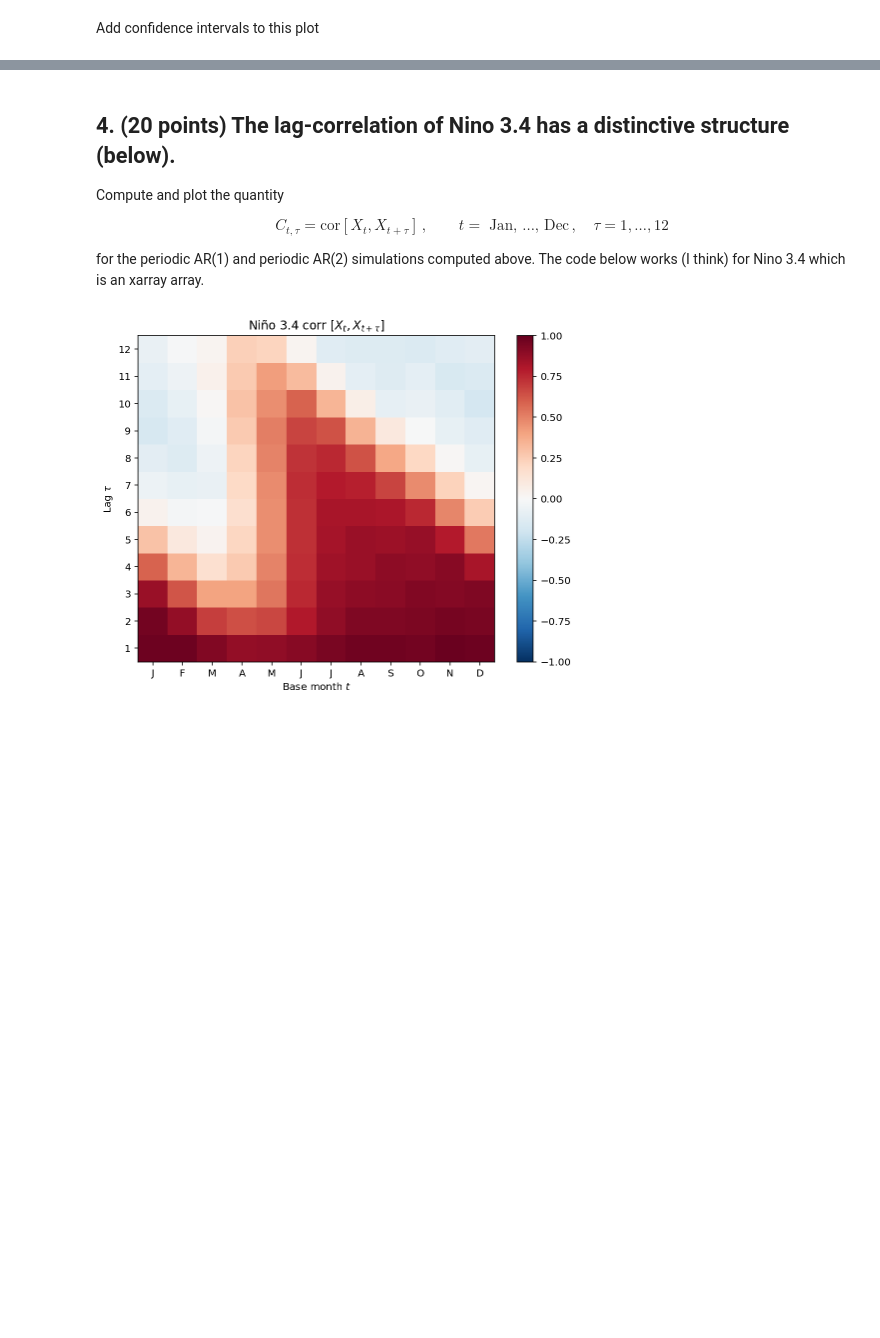
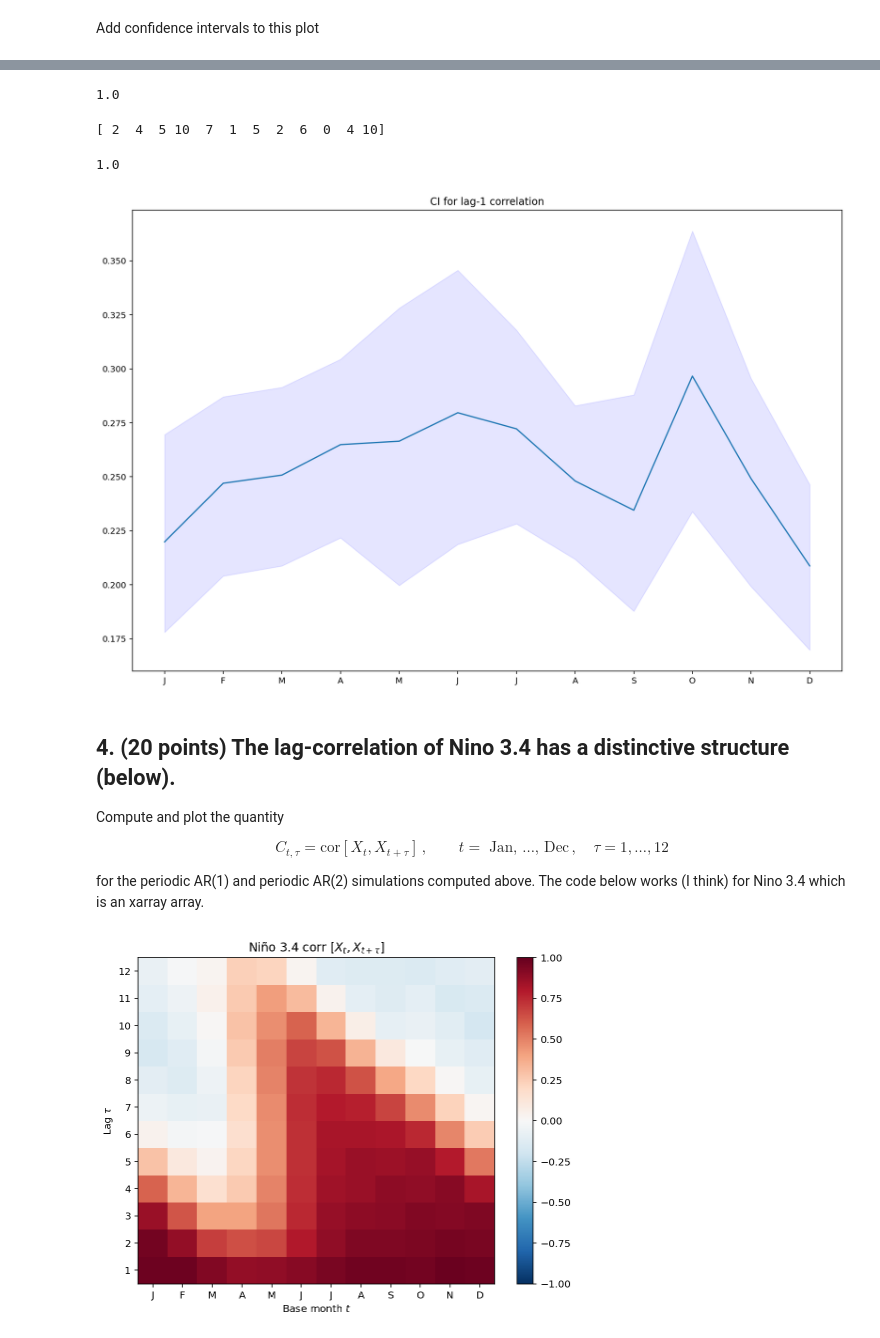
Before and after one commit to jp3993/apma4990-jp3993, a Jupyter notebook: HW-07.ipynb, the cells around one changed output, grey strips where cells are left out. Drawn from its saved outputs; the diff is of its cells as text; code cells hidden in the pictures; blank space fills up the shorter version.

```diff
--- a/HW-07.ipynb
+++ b/HW-07.ipynb
@@ -700,3 +726,44 @@ ax.set_title('corr [$X_t, X_{t+1}$]');
+# %%
+
+def std_by_month(x):
+    nyears = np.floor_divide(len(x), 12)
+    x2d = np.reshape(x[0:(nyears*12)], (nyears, 12))
+    # bootstrap sampling to construct confidence intervals
+    bootmax = 1000
+    wrk = np.zeros((bootmax,12))
+    for ii in range(0,bootmax):
+        idx = np.random.choice(range(0,nyears),size=nyears)
+        wrk[ii,:] = np.std(x2d[idx,:], ddof = 1, axis = 0)
+    ci = np.percentile(wrk, np.array([5, 50, 95]), axis=0);
+    return ci
+# %%
+x = n34a[11::12].values
+y = n34a[11::12].values
+
+cor(x,y)
+# %% [output]
+1.0
+# %%
+nyears = 12
+idx = np.random.choice(range(0,nyears),size=nyears)
+print(idx)
+cor(x[idx], y[idx])
+# %% [output]
+[ 2  4  5 10  7  1  5  2  6  0  4 10]
+1.0
+# %%
+ci = std_by_month(np.roll(R,1))
+fig, ax = plt.subplots()
+fig.set_figheight(10)
+fig.set_figwidth(15)
+ax.set_xticks(np.arange(0,12))
+ax.set_xticklabels(m_str)
+ax.fill_between(np.arange(0,12),ci[0,:], ci[2,:], color='b', alpha=.1)
+ax.plot(np.arange(0,12), ci[1,:])
+plt.title('CI for lag-1 correlation')
+plt.show()
+# %% [output]
+[figure, added]
 # %% [markdown]
 ## 4. (20 points) The lag-correlation of Nino 3.4 has a distinctive structure (below).
 
```
Also changed, not shown: parts of 12 cells of this notebook.
